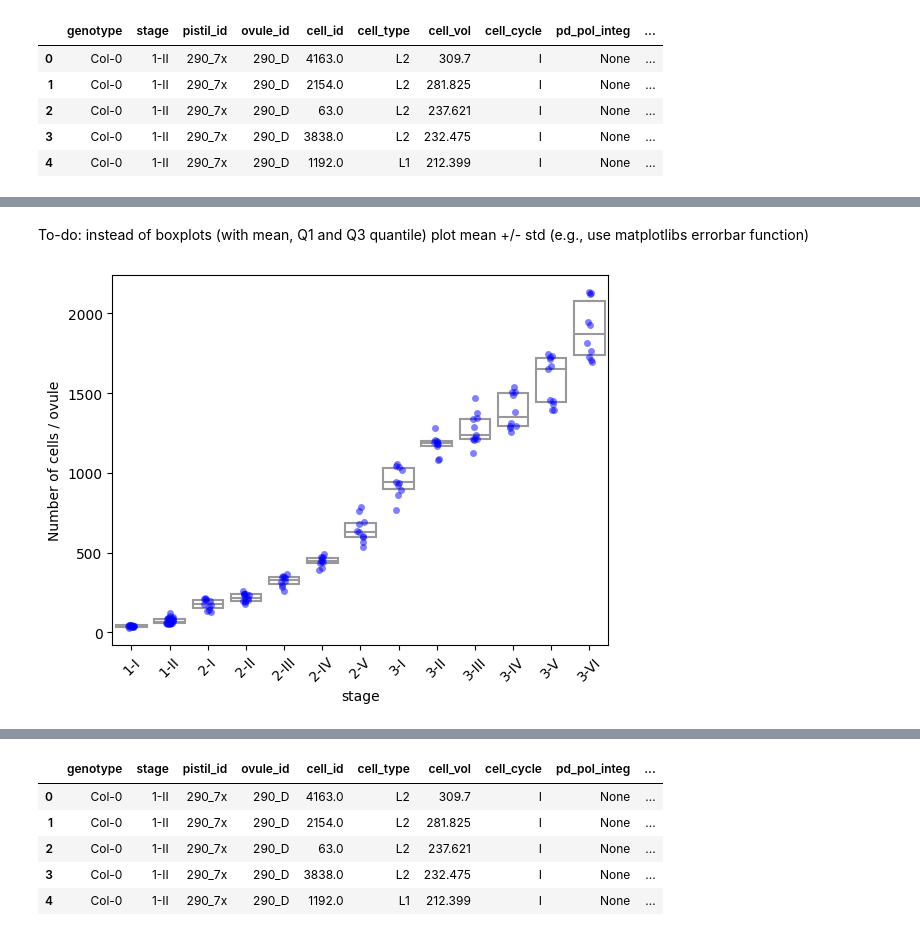
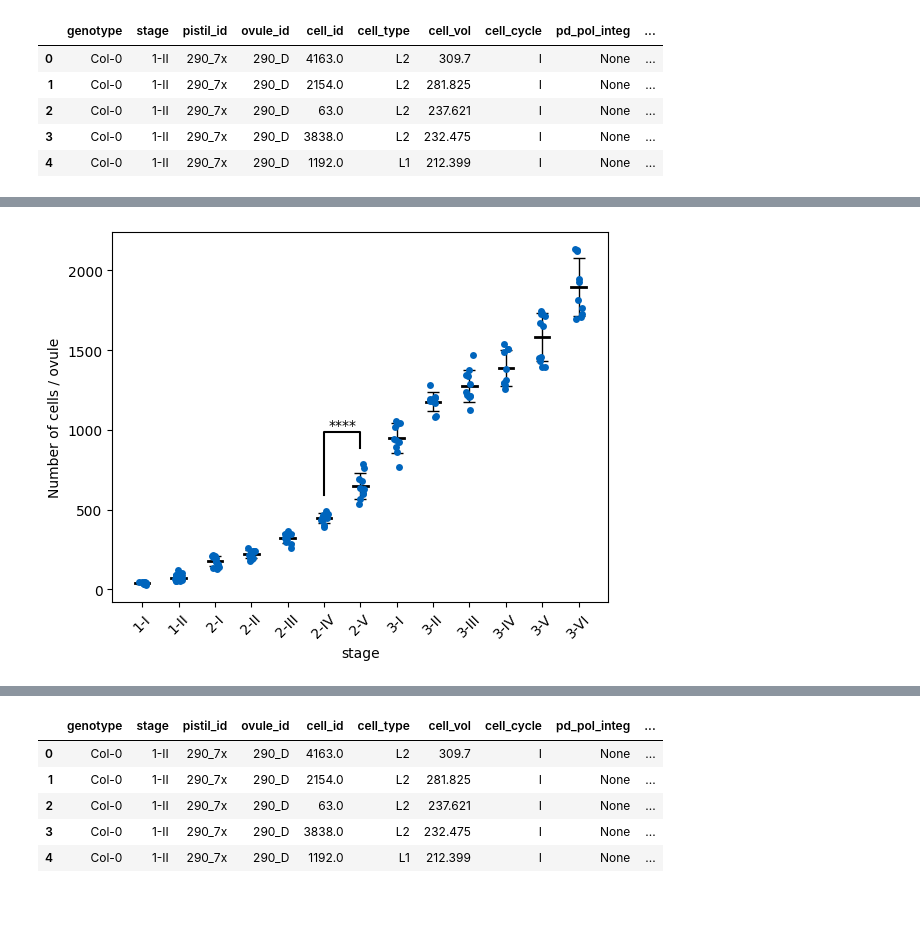
Before and after one commit to SNZLab/3D-ovule-analysis-pipeline, a Jupyter notebook: Automation_pipeline.ipynb, the cells around one changed output, grey strips where cells are left out. Drawn from its saved outputs; the diff is of its cells as text; code cells hidden in the pictures; blank space fills up the shorter version.

Commit message:
Definition of classes and methods, graph design

```diff
--- a/Automation_pipeline.ipynb
+++ b/Automation_pipeline.ipynb
@@ -157,5 +231,3 @@ print(count_cells_by_stage)
 157  3-VI      559  1698
 
 [158 rows x 3 columns]
-# %% [markdown]
-To-do: instead of boxplots (with mean, Q1 and Q3 quantile) plot mean +/- std (e.g., use matplotlibs errorbar function)
@@ -162,22 +250,43 @@ To-do: instead of boxplots (with mean, Q1 and Q3 quantile) plot mean +/- std (e.
 # %%
 # Box plot of number of cells per ovule over stage
 
+# Choose colors for boxplot
+# PROPS = {
+#     'boxprops':{'facecolor':'None', 'edgecolor':'black'},
+#     'medianprops':{'color':'black'},
+#     'whiskerprops':{'color':'black'}
+# }
+
+# Get statistics (mean, standard deviation)
+stats = StatsForGraphs(count_cells_by_stage, 'stage', 'n')
+means, stds = stats.compute_stats()
+
 # Box plots
-sns.boxplot(data=count_cells_by_stage, x='stage', y='n', color='white', showfliers=False, whis=0.0)
+# sns.boxplot(data=count_cells_by_stage, x='stage', y='n', showfliers=False, **PROPS)
+# sns.barplot(data=count_cells_by_stage, x='stage', y='n', ci='sd', color='lightblue')
+plt.errorbar(count_cells_by_stage['stage'].unique(), means, yerr=stds, linestyle='None', lw=1.0, fmt='None', capsize=4.0, color='black')
+
+for idx, stage in enumerate(count_cells_by_stage['stage'].unique()):
+    plt.plot([idx-0.2,idx+0.2], [means[idx],means[idx]], color='black', lw=2.0)
 
 # Scatter plots
-sns.stripplot(data=count_cells_by_stage, x='stage', y='n', color='blue', alpha=0.5)
+sns.stripplot(data=count_cells_by_stage, x='stage', y='n', color='#0065bd', alpha=1.0)
+
+# Statistical annotation
+ttest = Unpaired_ttest(count_cells_by_stage, var='stage', category=['2-IV', '2-V'], value='n', col='black', h=100)
+ast = ttest.perform_ttest()
+ttest.graph_annotate(ast)
 
 # Change label of y-axis
 plt.ylabel('Number of cells / ovule')
 
 # Rotate x-axis labels
 plt.xticks(rotation=45)
 
 # Show plot
 plt.show()
 # %% [output]
-[figure, old version]
+[figure, new version]
 # %%
 # Compute total volume of ovule per stage
 # Group by variables "stage", "ovule_id" and sum up the volume
```
Also changed, not shown: parts of 6 cells of this notebook.
